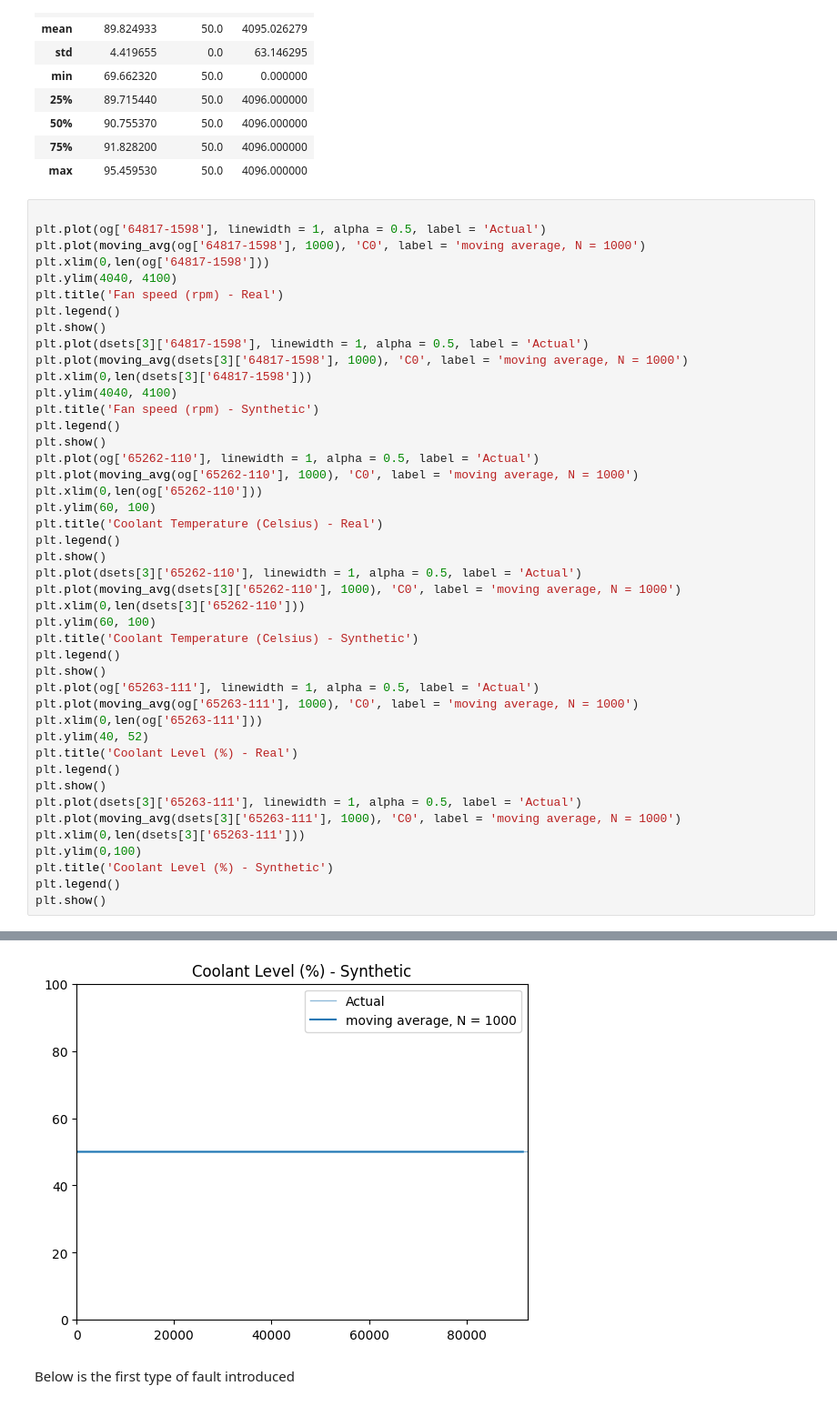
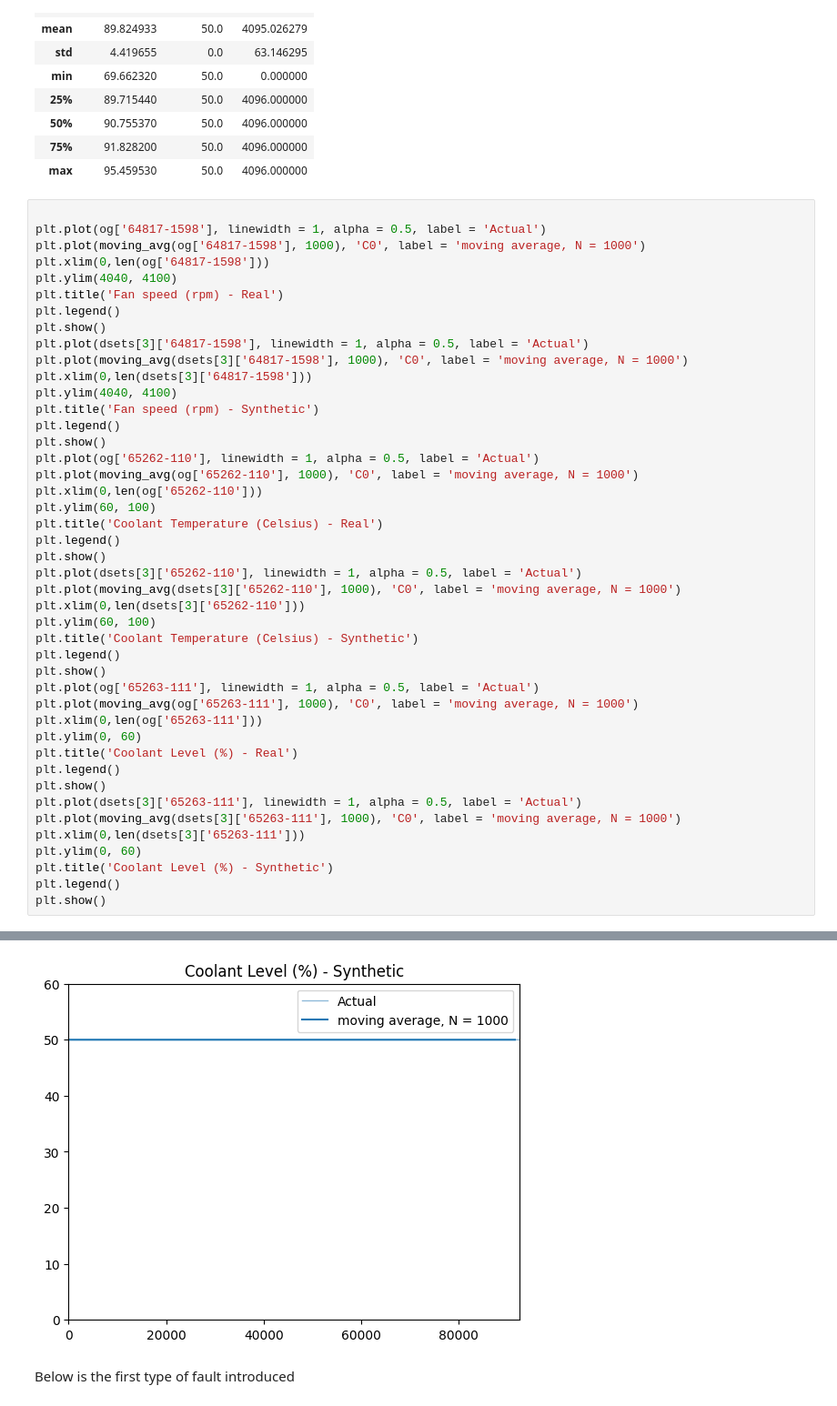
Before and after one commit to gautamvira/Predictive-Maintenance, a Jupyter notebook: fault_introduction.ipynb, the cells around one changed output, grey strips where cells are left out. Shown at 91% size. Saved outputs shown, nothing was run; the diff lists cells and outputs as text.

Commit message:
Spelling error correction and graph corrections

```diff
--- a/fault_introduction.ipynb
+++ b/fault_introduction.ipynb
@@ -168,14 +168,14 @@ plt.show()
 plt.plot(og['65263-111'], linewidth = 1, alpha = 0.5, label = 'Actual')
 plt.plot(moving_avg(og['65263-111'], 1000), 'C0', label = 'moving average, N = 1000')
 plt.xlim(0,len(og['65263-111']))
-plt.ylim(40, 52)
+plt.ylim(0, 60)
 plt.title('Coolant Level (%) - Real')
 plt.legend()
 plt.show()
 plt.plot(dsets[3]['65263-111'], linewidth = 1, alpha = 0.5, label = 'Actual')
 plt.plot(moving_avg(dsets[3]['65263-111'], 1000), 'C0', label = 'moving average, N = 1000')
 plt.xlim(0,len(dsets[3]['65263-111']))
-plt.ylim(0,100)
+plt.ylim(0, 60)
 plt.title('Coolant Level (%) - Synthetic')
 plt.legend()
 plt.show()
@@ -188,4 +188,4 @@ plt.show()
-[figure, old version]
+[figure, new version]
 # %% [markdown]
 Below is the first type of fault introduced
 # %%
```
Also changed, not shown: parts of 1 cell of this notebook, 2 other files.
